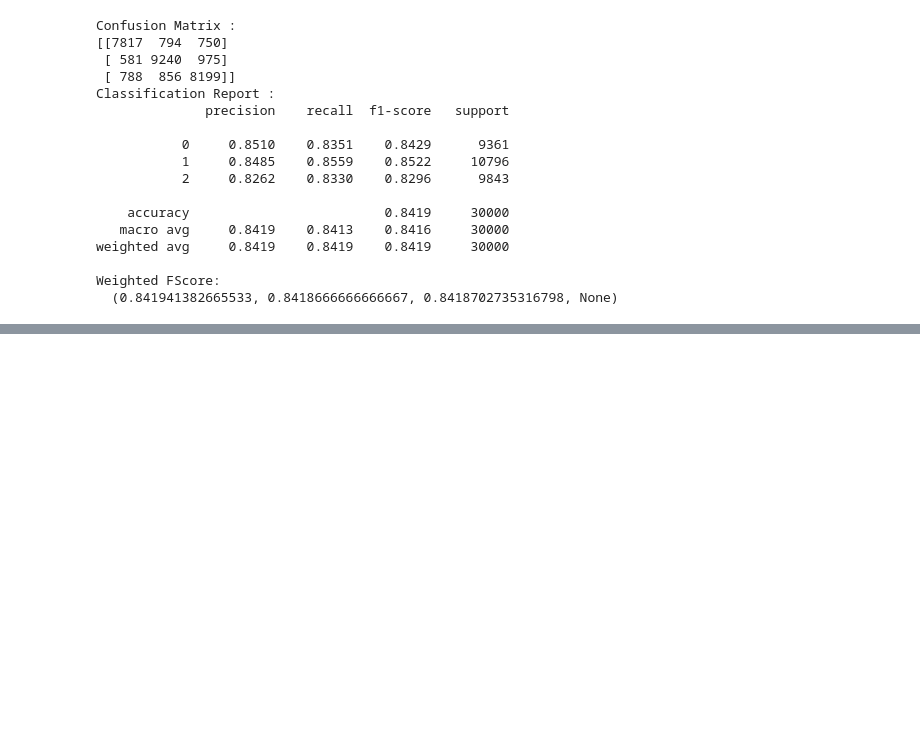
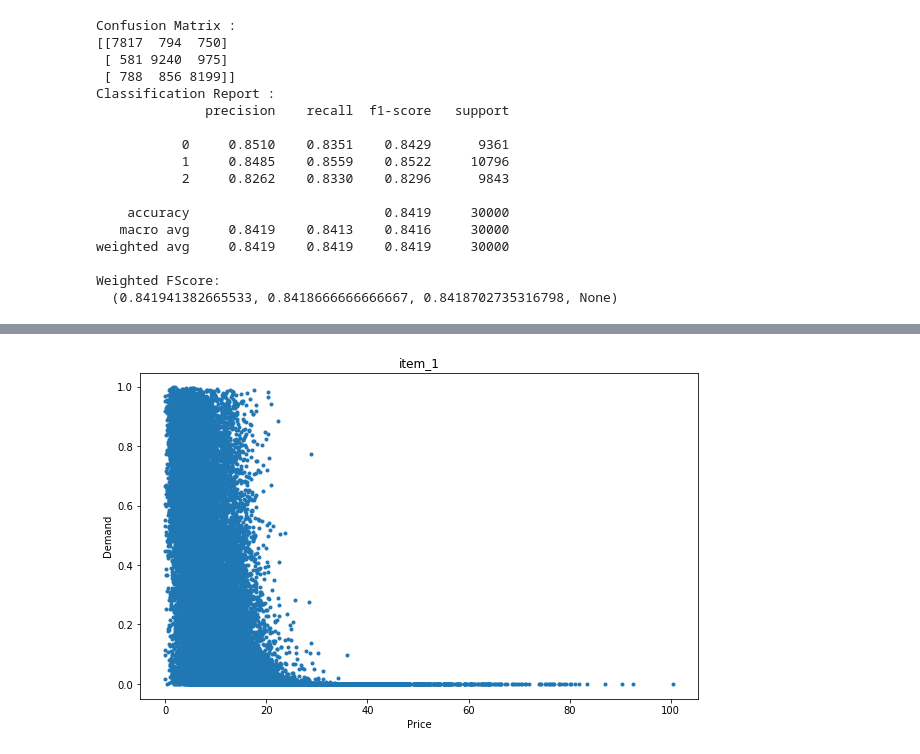
Before and after one commit to horizonhou/ads-project, a Jupyter notebook: data/part2.ipynb, the cells around one changed output, grey strips where cells are left out. Drawn from its saved outputs; the diff is of its cells as text; code cells hidden in the pictures; blank space fills up the shorter version.

```diff
--- a/data/part2.ipynb
+++ b/data/part2.ipynb
@@ -105,0 +120,9 @@ print(opt_revenue)
+# %%
+plt.figure(figsize=(10, 6))
+plt.plot(price_item_1, demand_item_1,'.')
+plt.title('item_1')
+plt.xlabel('Price')
+plt.ylabel('Demand')
+plt.show()
+# %% [output]
+[figure, added]
```
Also changed, not shown: parts of 7 cells of this notebook.
